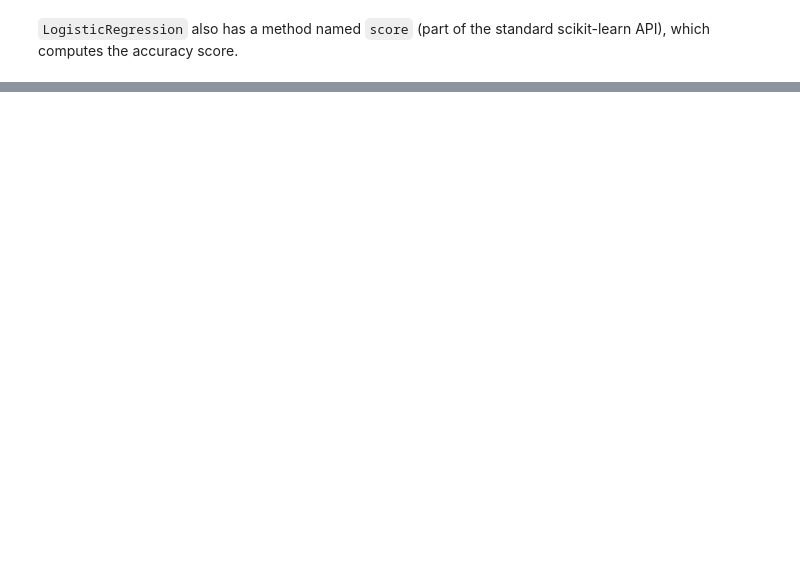
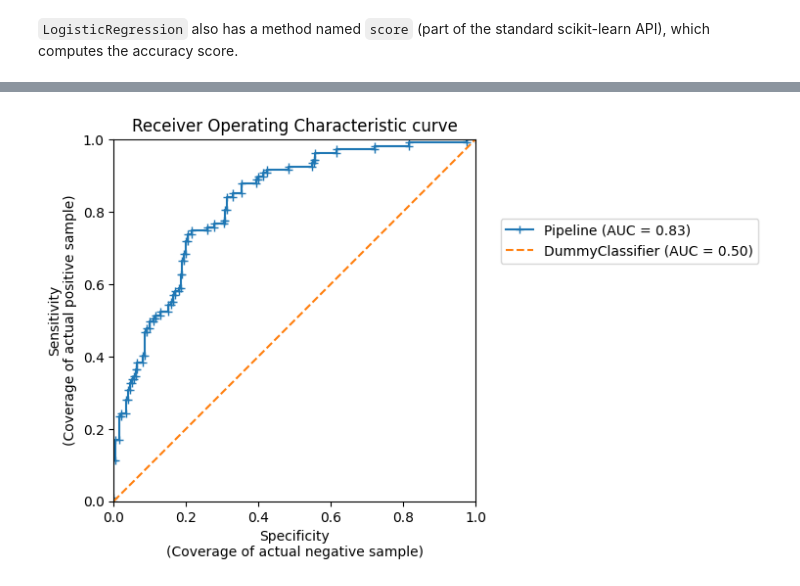
Before and after one commit to HassanAlgoz/machine-learning-python, a Jupyter notebook: content/modules/M4/lessons/03_classification_metrics.ipynb, the cells around one changed output, grey strips where cells are left out. Cells and saved outputs as stored; diff of their text form; code cells hidden in the pictures; blank space fills up the shorter version.

```diff
--- a/content/modules/M4/lessons/03_classification_metrics.ipynb
+++ b/content/modules/M4/lessons/03_classification_metrics.ipynb
@@ -375,0 +410,25 @@ _ = fig.suptitle("PR and ROC curves")
+# %%
+from sklearn.metrics import RocCurveDisplay
+
+disp = RocCurveDisplay.from_estimator(
+    classifier, X_test, y_test,
+    curve_kwargs={"marker": "+"}
+)
+disp = RocCurveDisplay.from_estimator(
+    dummy_classifier,
+    X_test,
+    y_test,
+    curve_kwargs={
+        "color": "tab:orange",
+        "linestyle": "--",
+    },
+    ax=disp.ax_,
+)
+plt.xlabel("Specificity\n(Coverage of actual negative sample)")
+plt.ylabel("Sensitivity\n(Coverage of actual positive sample)")
+plt.xlim(0, 1)
+plt.ylim(0, 1)
+plt.legend(bbox_to_anchor=(1.05, 0.8), loc="upper left")
+_ = disp.ax_.set_title("Receiver Operating Characteristic curve")
+# %% [output]
+[figure, added]
```
Also changed, not shown: parts of 99 cells of this notebook, 6 other files.
